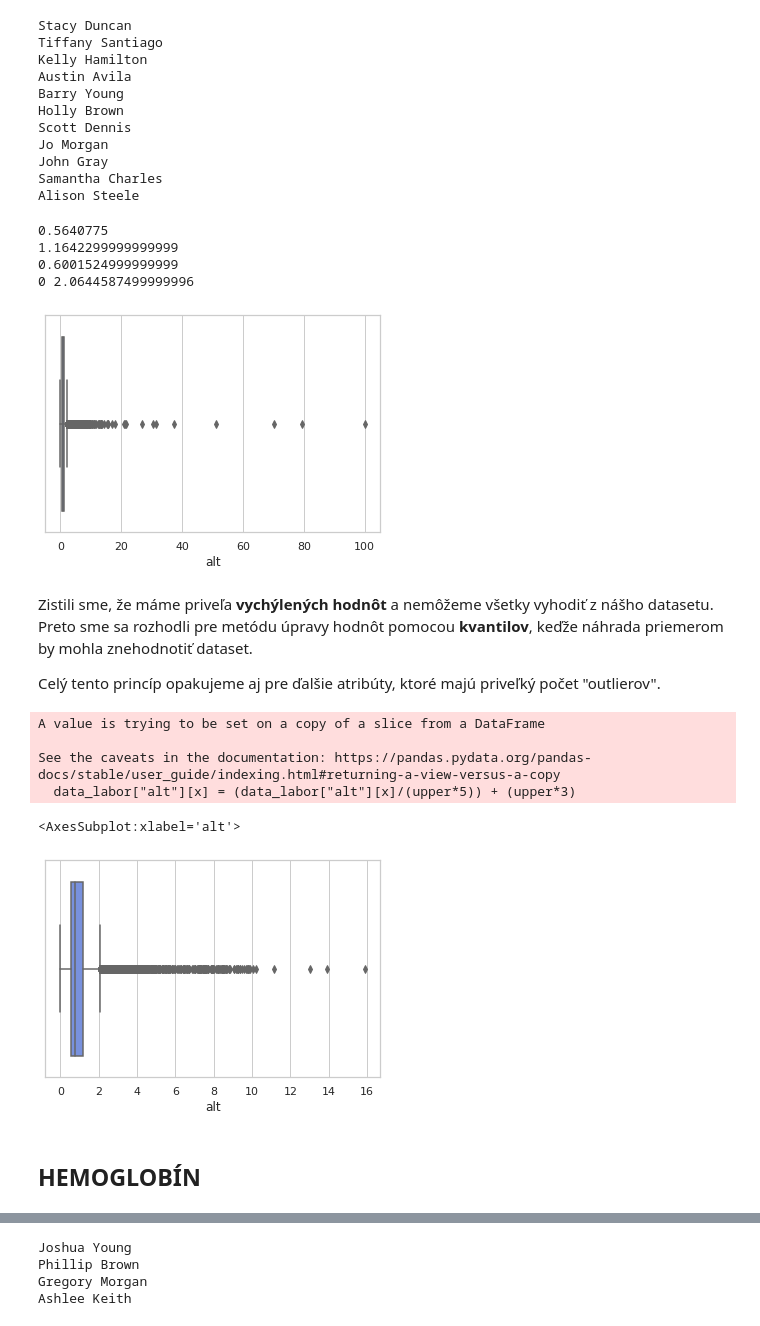
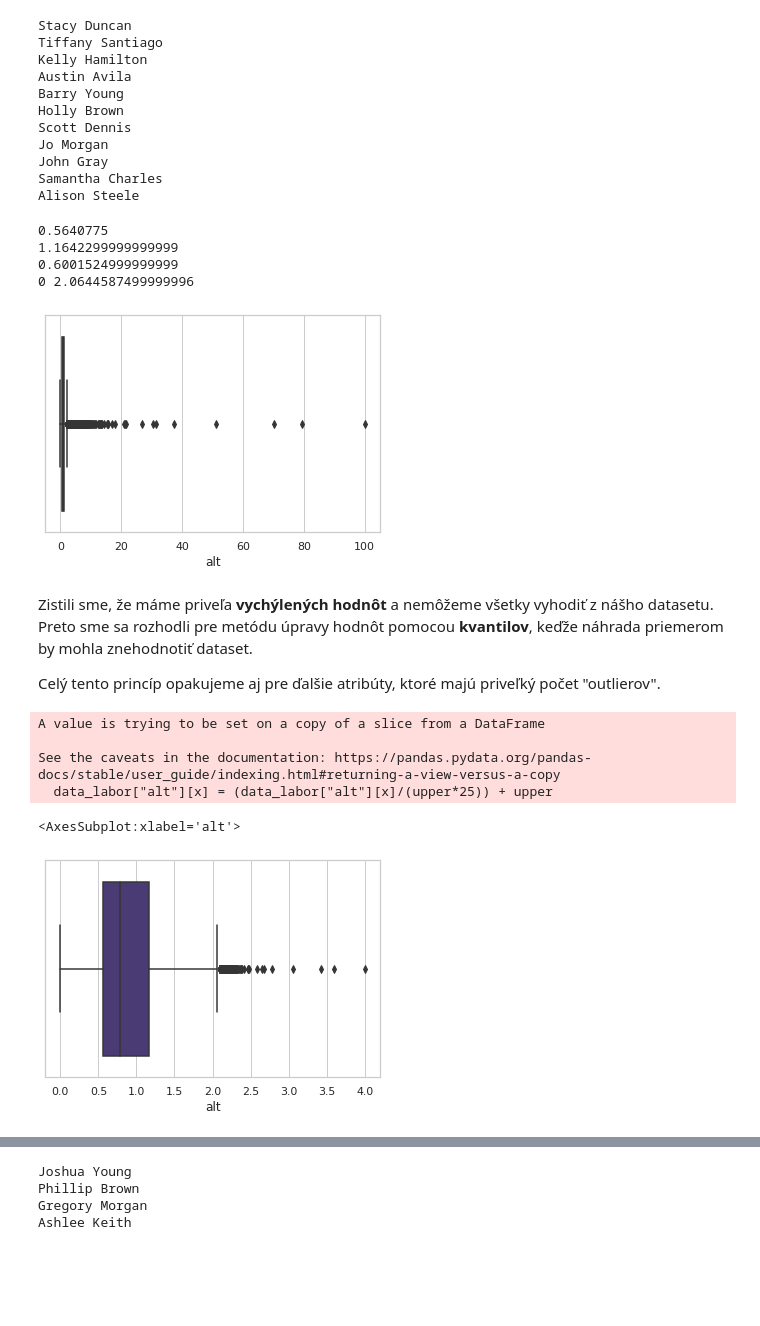
Before and after one commit to MarkoStahovec/IAU-Stahovec-Viest, a Jupyter notebook: main.ipynb, the cells around one changed output, grey strips where cells are left out. Drawn from its saved outputs; the diff is of its cells as text; code cells hidden in the pictures; blank space fills up the shorter version.

```diff
--- a/main.ipynb
+++ b/main.ipynb
@@ -12,8 +12,8 @@ from scipy.stats import mannwhitneyu
 import statsmodels.api as sm
 import statsmodels.stats as sm_stats
 # %%
-sns.set_theme(style="whitegrid", palette="coolwarm")
-sns.set_palette("coolwarm")
+sns.set_theme(style="whitegrid", palette="viridis")
+sns.set_palette("viridis")
 # %% [markdown]
 Hneď na začiatok si **načítame dáta** zo súboru funkciou **read_csv()**
 Následne vykonáme prvú "čistiacu" operáciu, v ktorej vymažeme prvý stĺpec, v ktorom
@@ -1131,7 +1174,7 @@ lower, upper = quantile_calc("alt")
 1.1642299999999999
 0.6001524999999999
 0 2.0644587499999996
-[figure, old version]
+[figure, new version]
 # %% [markdown]
 Zistili sme, že máme priveľa **vychýlených hodnôt** a nemôžeme všetky vyhodiť z nášho datasetu.
 Preto sme sa rozhodli pre metódu úpravy hodnôt pomocou **kvantilov**, keďže náhrada priemerom
@@ -1139,17 +1182,20 @@ by mohla znehodnotiť dataset.
 
 Celý tento princíp opakujeme aj pre ďalšie atribúty, ktoré majú priveľký počet "outlierov".
 # %%
+# 2.5 -> 2.05
+# 5 -> 2.10
+# 20 -> 2.40
+# 100 -> 4.00
+
 for x in data_labor.index:
-    if data_labor.loc[x, "alt"] > upper*5:
-        data_labor["alt"][x] = (data_labor["alt"][x]/(upper*5)) + (upper*3)
+    if data_labor.loc[x, "alt"] > upper:
+        data_labor["alt"][x] = (data_labor["alt"][x]/(upper*25)) + upper
 
 sns.boxplot(x=data_labor["alt"])
 # %% [output]
 A value is trying to be set on a copy of a slice from a DataFrame
 
 See the caveats in the documentation: https://pandas.pydata.org/pandas-docs/stable/user_guide/indexing.html#returning-a-view-versus-a-copy
-  data_labor["alt"][x] = (data_labor["alt"][x]/(upper*5)) + (upper*3)
+  data_labor["alt"][x] = (data_labor["alt"][x]/(upper*25)) + upper
 <AxesSubplot:xlabel='alt'>
-[figure, old version]
+[figure, new version]
-# %% [markdown]
-## HEMOGLOBÍN
```
Also changed, not shown: parts of 69 cells of this notebook.
